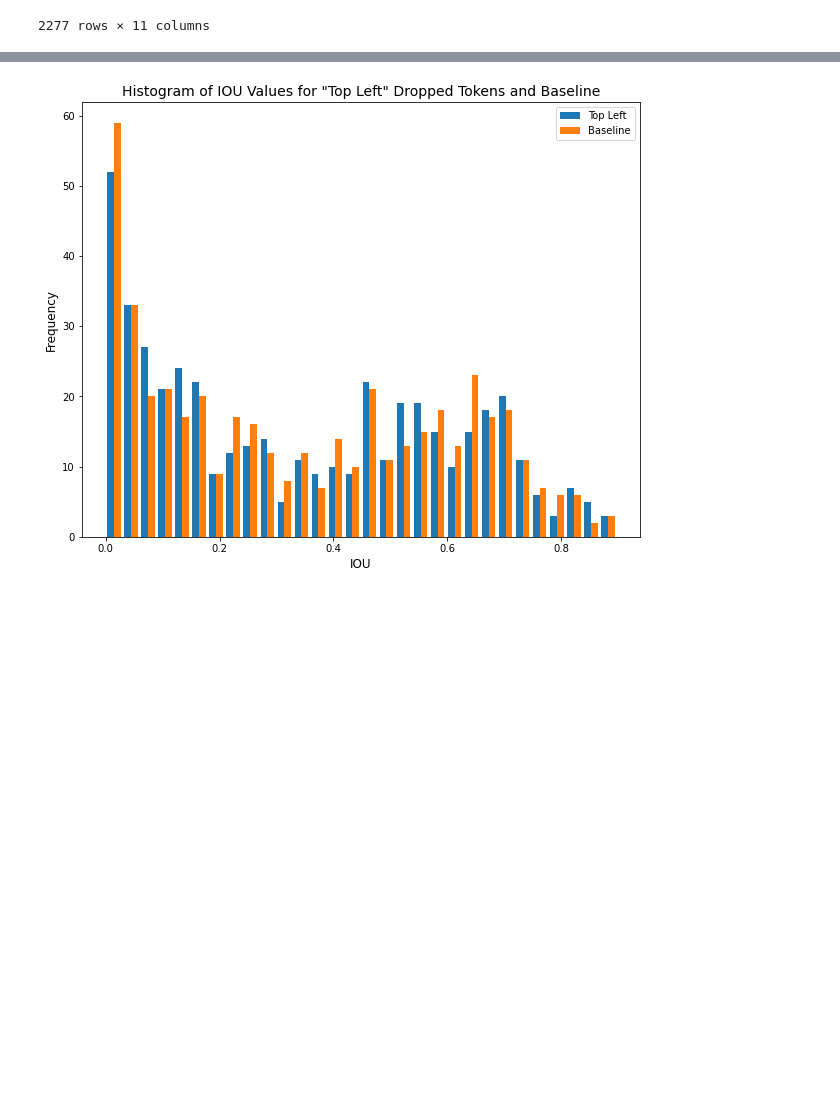
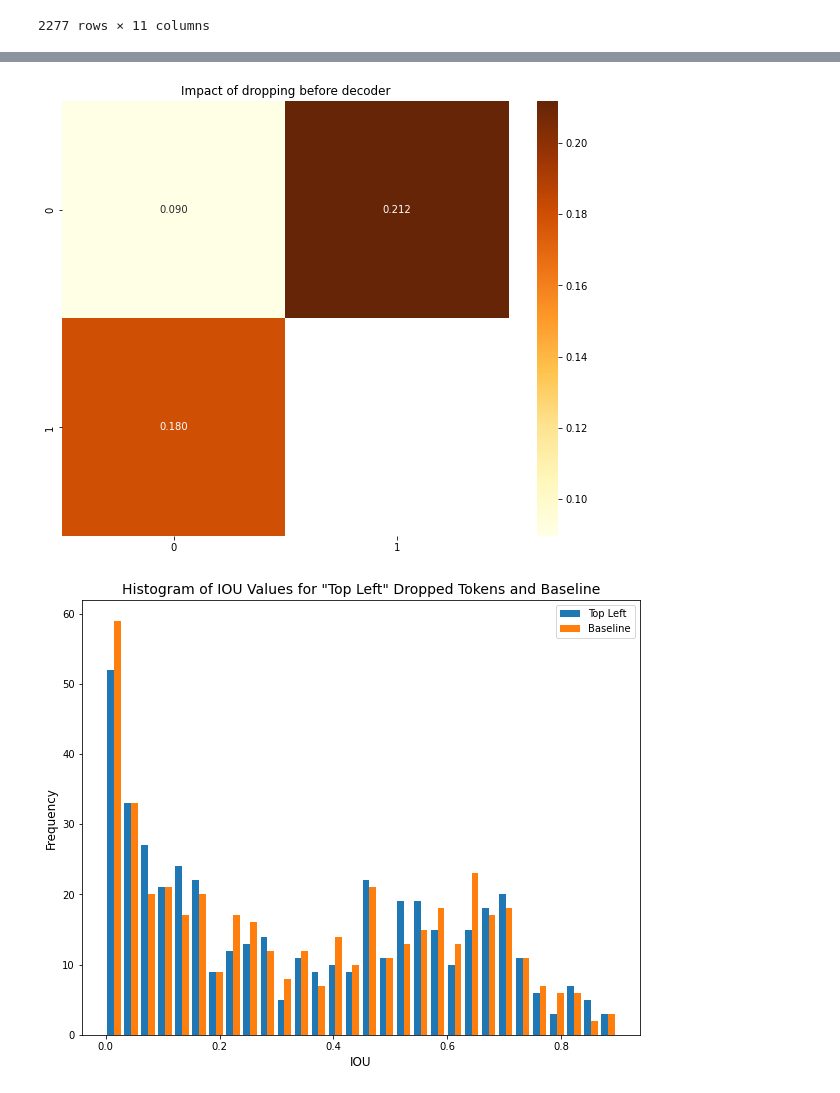
Before and after one commit to alhojel/visual_task_vectors, a Jupyter notebook: analyze_results_dual_seg.ipynb, the cells around one changed output, grey strips where cells are left out. Cells and saved outputs as stored; diff of their text form; code cells hidden in the pictures; blank space fills up the shorter version.

```diff
--- a/analyze_results_dual_seg.ipynb
+++ b/analyze_results_dual_seg.ipynb
@@ -234,0 +368,2 @@ plt.show()
+# %%
+grouped_max_quadrants = add_quadrant_columns(grouped_df)
@@ -235,3 +378,25 @@ plt.show()
+# %%
+import seaborn as sns
+import matplotlib.pyplot as plt
+
+grouped_max_quadrants
+
+quadrant_avg_iou = []
+for quadrant in ['one', 'two', 'three', 'four']:
+    avg_iou = grouped_max_quadrants[grouped_max_quadrants[quadrant] != True]['iou'].mean()
+    quadrant_avg_iou.append(avg_iou)
+quadrant_avg_iou_matrix = np.array(quadrant_avg_iou).reshape(2, 2)
+
+quadrant_avg_iou_matrix[1,1] = None
+
+
+# Create a heatmap of the matrix
+plt.figure(figsize=(10, 8))
+sns.heatmap(quadrant_avg_iou_matrix, annot=True, fmt=".3f", cmap="YlOrBr")
+plt.title("Impact of dropping before decoder")
+plt.show()
+# %% [output]
+[figure, added]
 # %%
 # Filter the dataframe for the task 'label_segmentation'
 seg_df = df2[df2["task"] == "label_segmentation"]
```
Also changed, not shown: parts of 11 cells of this notebook, 13 other files.
